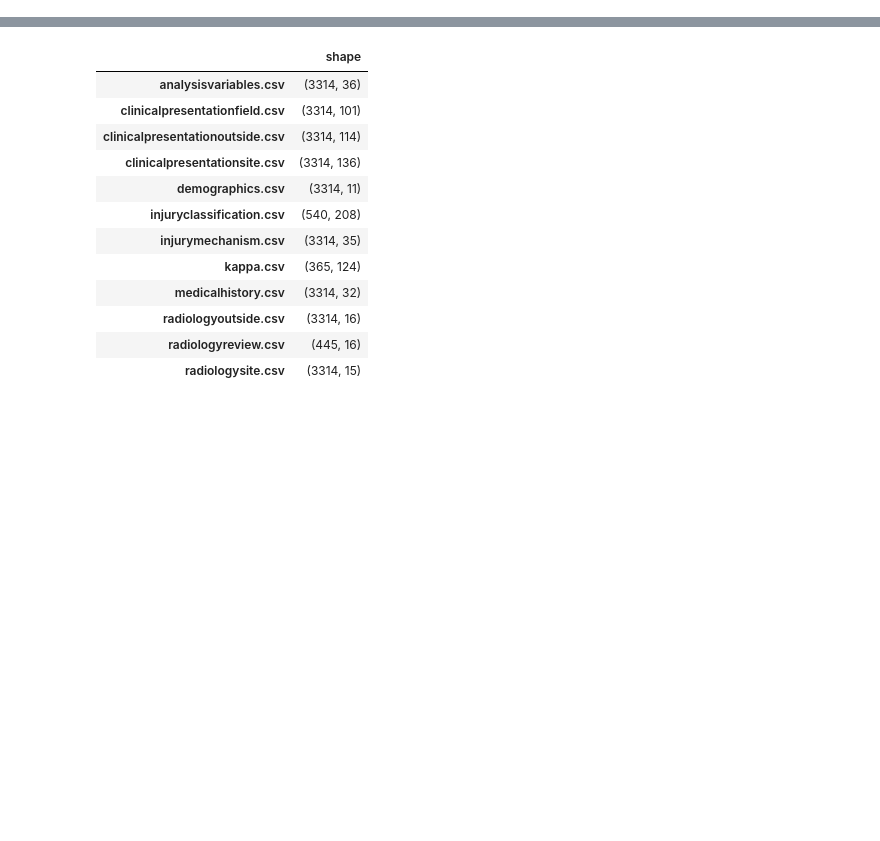
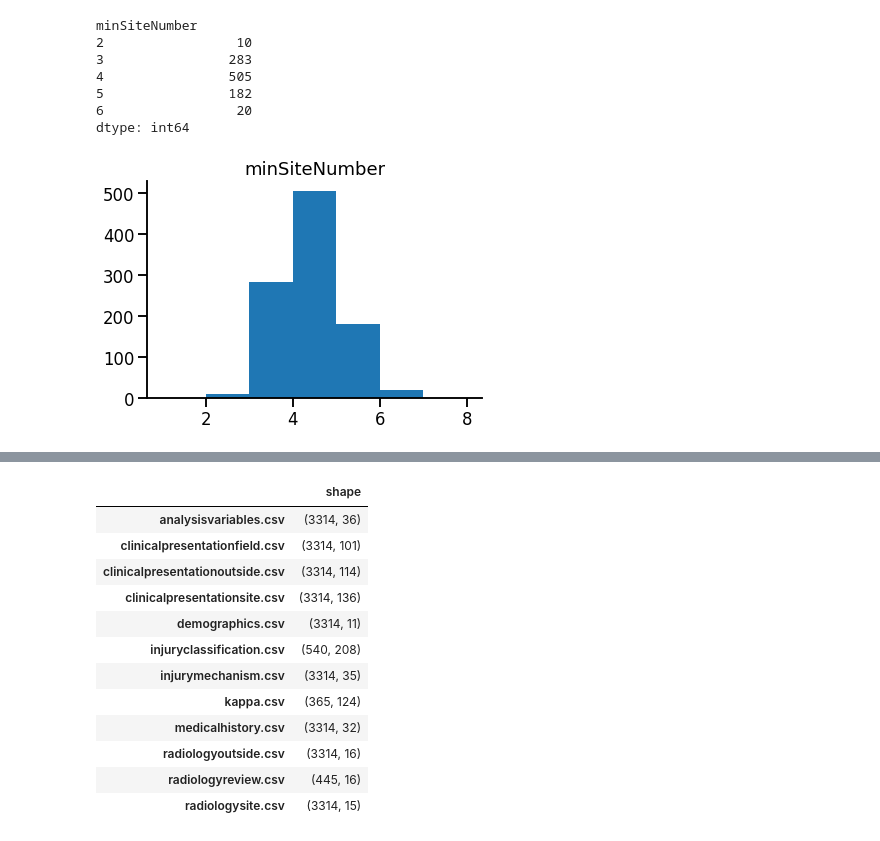
Before and after one commit to Yu-Group/clinical-rule-vetting, a Jupyter notebook: rulevetting/projects/csi_pecarn/notebooks/pre_eda.ipynb, the cells around one changed output, grey strips where cells are left out. Saved outputs shown, nothing was run; the diff lists cells and outputs as text; code cells hidden in the pictures; blank space fills up the shorter version.

```diff
--- a/rulevetting/projects/csi_pecarn/notebooks/pre_eda.ipynb
+++ b/rulevetting/projects/csi_pecarn/notebooks/pre_eda.ipynb
@@ -46,0 +195,5 @@ def plot_correlation(dataset: pd.DataFrame) -> None:
+# %%
+dftest = dfs[0].groupby('SITE')['ControlType'].value_counts().unstack()
+dftest.loc[total_df.index, 'total'] = total_df
+#dftest.to_csv('summary_sites.csv')
+dftest.sort_values('total')
@@ -46,0 +220,25 @@ def plot_correlation(dataset: pd.DataFrame) -> None:
+# %%
+# Determining suitable test size
+def minSiteN(site_total):
+    csums = np.cumsum(site_total) / np.sum(site_total)
+    return np.where(csums > 0.2)[0][0] + 1
+
+
+minSiteNs = []
+dftest_total = dftest['total'].values
+for _ in range(1000):
+    np.random.shuffle(dftest_total)
+    minSiteNs.append(minSiteN(dftest_total))
+g=pd.DataFrame({'minSiteNumber': minSiteNs}).hist(bins=[1, 2, 3, 4, 5, 6, 7, 8], grid=False)
+sns.set_context('talk')
+sns.despine()
+pd.DataFrame({'minSiteNumber': minSiteNs}).value_counts().sort_index()
+# %% [output]
+minSiteNumber
+2                 10
+3                283
+4                505
+5                182
+6                 20
+dtype: int64
+[figure, added]
```
Also changed, not shown: parts of 14 cells of this notebook, 3 other files.
